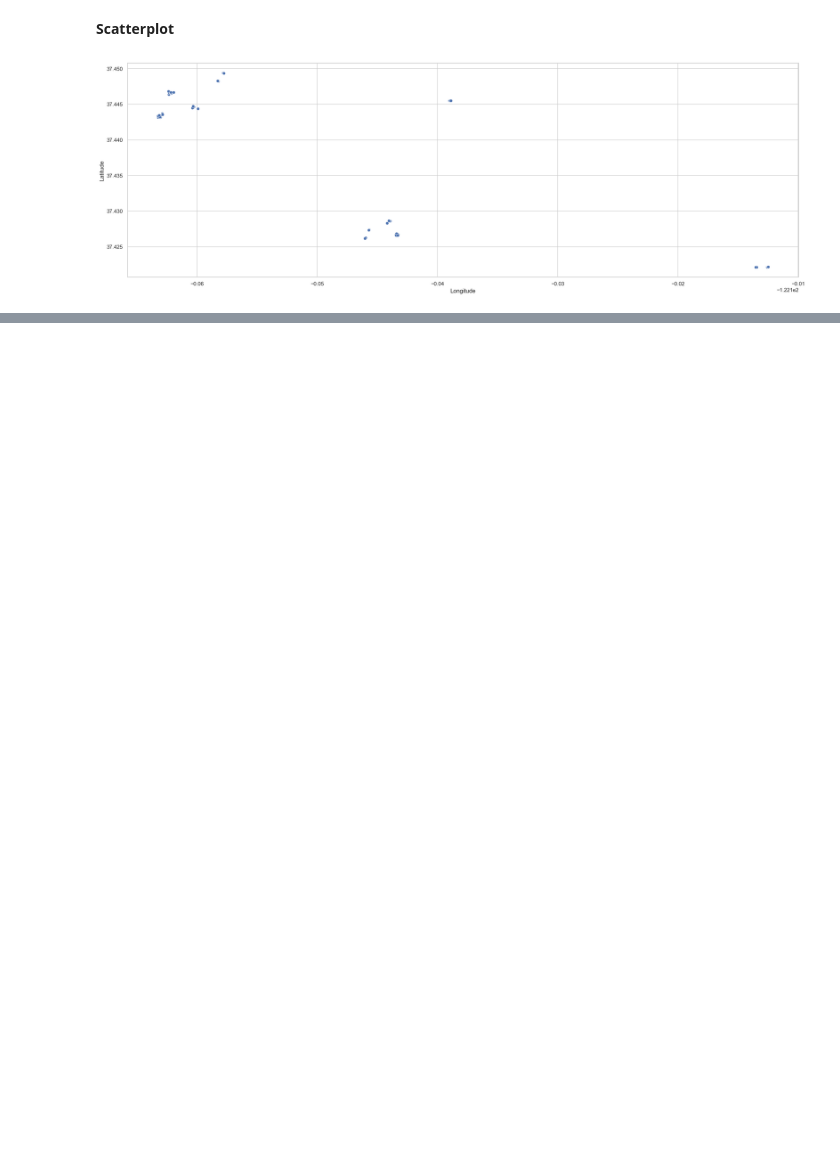
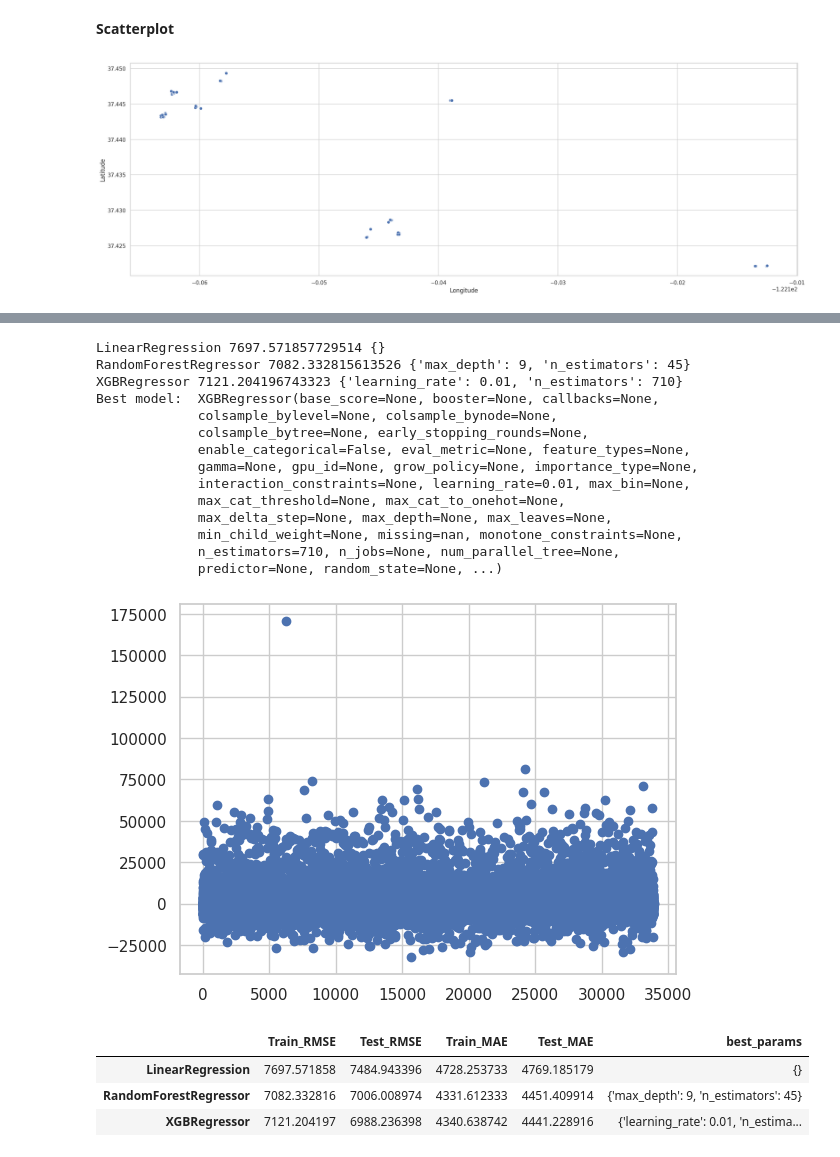
Before and after one commit to natvar55/IT496_Data_Voyagers_Project1, a Jupyter notebook: Temp_project1.ipynb, the cells around one changed output, grey strips where cells are left out. Drawn from its saved outputs; the diff is of its cells as text; code cells hidden in the pictures; blank space fills up the shorter version.

Commit message:
Training and testing added

```diff
--- a/Temp_project1.ipynb
+++ b/Temp_project1.ipynb
@@ -211,0 +261,2 @@ plt.show()
+# %%
+X_train, X_test, y_train, y_test = train_test_split(data_df, df["Total Duration (seconds)"], random_state=42, test_size=0.20)
@@ -211,0 +336,64 @@ plt.show()
+# %%
+def eval_models():
+    model_results = pd.DataFrame()
+    model_results['Train_RMSE'] = None
+    model_results['Test_RMSE'] = None
+    model_results['Train_MAE'] = None
+    model_results['Test_MAE'] = None
+    model_results['best_params'] = None
+
+    best_reg_model_ours = None
+    best_test_score = math.inf
+
+    for model_name, reg_model in model_dict.items():
+        classifier = GridSearchCV(reg_model['model'], reg_model['params'], n_jobs=20, verbose=0)
+        classifier.fit(X_train_scaled, list(y_train))
+        best_model = classifier.best_estimator_
+
+        y_train_predicted = best_model.predict(X_train_scaled)
+        train_rmse = np.sqrt(mean_squared_error(list(y_train), y_train_predicted))
+        train_mae = mean_absolute_error(list(y_train), y_train_predicted)
+
+        print(model_name, train_rmse, classifier.best_params_)
+
+        y_predicted = best_model.predict(X_test_scaled)
+        test_rmse = np.sqrt(mean_squared_error(list(y_test), y_predicted))
+        test_mae = mean_absolute_error(list(y_test), y_predicted)
+
+        if test_rmse < best_test_score:
+            best_test_score = test_rmse
+            best_reg_model_ours = best_model
+
+        model_results.loc[model_name, ['Train_RMSE', 'Test_RMSE', 'Train_MAE', 'Test_MAE', 'best_params']] = [train_rmse, test_rmse, train_mae, test_mae, classifier.best_params_]
+
+    print("Best model: ", best_model)
+    # plot the prediction errors using the best model
+    y_predicted = best_model.predict(X_test_scaled)
+    plt.plot(list(y_test) - y_predicted, marker='o', linestyle='')
+
+    return model_results
+# %%
+model_results = eval_models()
+# %% [output]
+LinearRegression 7697.571857729514 {}
+RandomForestRegressor 7082.332815613526 {'max_depth': 9, 'n_estimators': 45}
+XGBRegressor 7121.204196743323 {'learning_rate': 0.01, 'n_estimators': 710}
+Best model:  XGBRegressor(base_score=None, booster=None, callbacks=None,
+             colsample_bylevel=None, colsample_bynode=None,
+             colsample_bytree=None, early_stopping_rounds=None,
+             enable_categorical=False, eval_metric=None, feature_types=None,
+             gamma=None, gpu_id=None, grow_policy=None, importance_type=None,
+             interaction_constraints=None, learning_rate=0.01, max_bin=None,
+             max_cat_threshold=None, max_cat_to_onehot=None,
+             max_delta_step=None, max_depth=None, max_leaves=None,
+             min_child_weight=None, missing=nan, monotone_constraints=None,
+             n_estimators=710, n_jobs=None, num_parallel_tree=None,
+             predictor=None, random_state=None, ...)
+[figure, added]
+# %%
+model_results
+# %% [output]
+|  | Train_RMSE | Test_RMSE | Train_MAE | Test_MAE | best_params |
+| LinearRegression | 7697.571858 | 7484.943396 | 4728.253733 | 4769.185179 | {} |
+| RandomForestRegressor | 7082.332816 | 7006.008974 | 4331.612333 | 4451.409914 | {'max_depth': 9, 'n_estimators': 45} |
+| XGBRegressor | 7121.204197 | 6988.236398 | 4340.638742 | 4441.228916 | {'learning_rate': 0.01, 'n_estima... |
```
Also changed, not shown: parts of 27 cells of this notebook.
